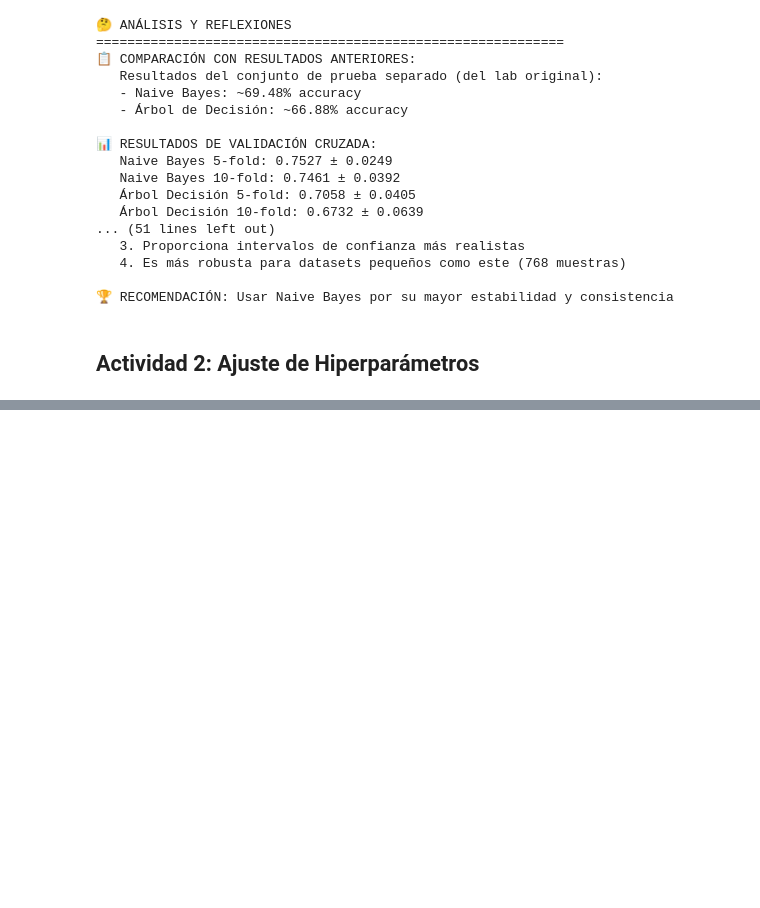
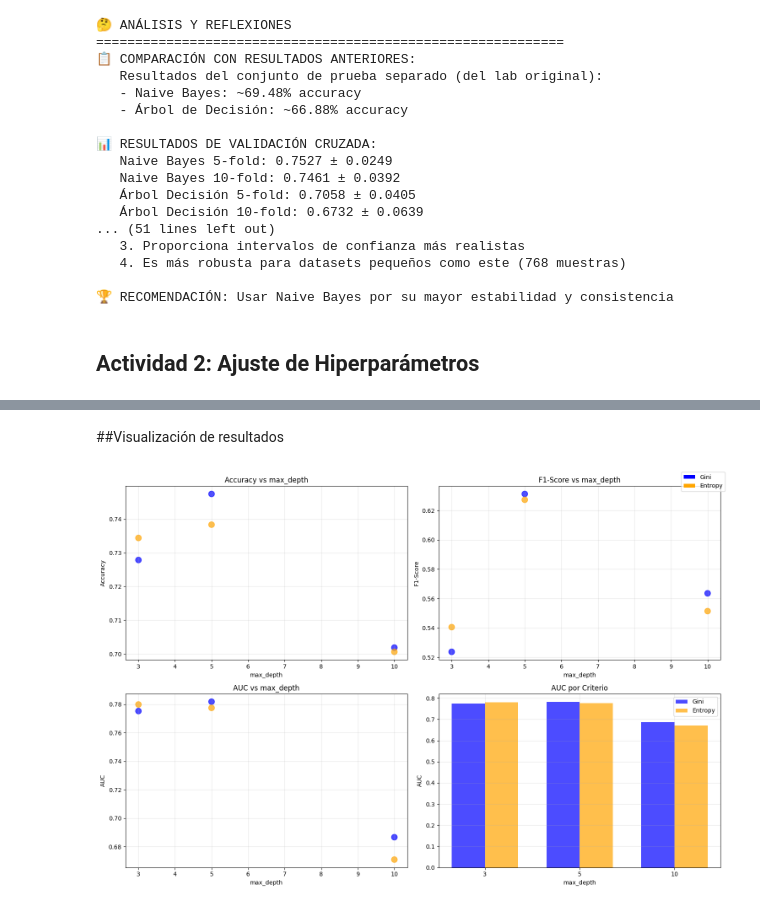
Before and after one commit to Anthony-ux-s/LAB05, a Jupyter notebook: Lab05_LR.ipynb, the cells around one changed output, grey strips where cells are left out. Saved outputs shown, nothing was run; the diff lists cells and outputs as text; code cells hidden in the pictures; blank space fills up the shorter version.

```diff
--- a/Lab05_LR.ipynb
+++ b/Lab05_LR.ipynb
@@ -878,0 +890,15 @@ else:
+# %%
+# Definimos los valores de hiperparámetros que vamos a probar
+max_depth_values = [3, 5, 10]
+criterion_values = ['gini', 'entropy']
+
+print("🔧 HIPERPARÁMETROS A EVALUAR:")
+print(f"   max_depth: {max_depth_values}")
+print(f"   criterion: {criterion_values}")
+print(f"   Total de combinaciones: {len(max_depth_values) * len(criterion_values)}")
+
+# Crear todas las combinaciones posibles
+combinaciones = list(itertools.product(max_depth_values, criterion_values))
+print(f"\n📝 COMBINACIONES A PROBAR:")
+for i, (depth, crit) in enumerate(combinaciones, 1):
+    print(f"   {i}. max_depth={depth}, criterion='{crit}'")
@@ -878,0 +1037,62 @@ else:
+# %% [markdown]
+##Visualización de resultados
+# %%
+# Crear gráficos para visualizar los resultados
+fig, axes = plt.subplots(2, 2, figsize=(15, 10))
+
+# Preparar datos para visualización
+depths = df_resultados['max_depth'].values
+criteria = df_resultados['criterion'].values
+colors = ['blue' if c == 'gini' else 'orange' for c in criteria]
+
+# Gráfico 1: Accuracy vs max_depth
+axes[0,0].scatter(depths, df_resultados['accuracy_mean'], c=colors, s=100, alpha=0.7)
+axes[0,0].set_xlabel('max_depth')
+axes[0,0].set_ylabel('Accuracy')
+axes[0,0].set_title('Accuracy vs max_depth')
+axes[0,0].grid(True, alpha=0.3)
+
+# Gráfico 2: F1-Score vs max_depth
+axes[0,1].scatter(depths, df_resultados['f1_mean'], c=colors, s=100, alpha=0.7)
+axes[0,1].set_xlabel('max_depth')
+axes[0,1].set_ylabel('F1-Score')
+axes[0,1].set_title('F1-Score vs max_depth')
+axes[0,1].grid(True, alpha=0.3)
+
+# Gráfico 3: AUC vs max_depth
+axes[1,0].scatter(depths, df_resultados['auc_mean'], c=colors, s=100, alpha=0.7)
+axes[1,0].set_xlabel('max_depth')
+axes[1,0].set_ylabel('AUC')
+axes[1,0].set_title('AUC vs max_depth')
+axes[1,0].grid(True, alpha=0.3)
+
+# Gráfico 4: Comparación por criterio
+gini_data = df_resultados[df_resultados['criterion'] == 'gini']
+entropy_data = df_resultados[df_resultados['criterion'] == 'entropy']
+
+x_pos = range(len(max_depth_values))
+width = 0.35
+
+axes[1,1].bar([x - width/2 for x in x_pos], gini_data['auc_mean'],
+              width, label='Gini', alpha=0.7, color='blue')
+axes[1,1].bar([x + width/2 for x in x_pos], entropy_data['auc_mean'],
+              width, label='Entropy', alpha=0.7, color='orange')
+
+axes[1,1].set_xlabel('max_depth')
+axes[1,1].set_ylabel('AUC')
+axes[1,1].set_title('AUC por Criterio')
+axes[1,1].set_xticks(x_pos)
+axes[1,1].set_xticklabels(max_depth_values)
+axes[1,1].legend()
+axes[1,1].grid(True, alpha=0.3)
+
+# Leyenda general
+from matplotlib.patches import Patch
+legend_elements = [Patch(facecolor='blue', label='Gini'),
+                   Patch(facecolor='orange', label='Entropy')]
+fig.legend(handles=legend_elements, loc='upper right')
+
+plt.tight_layout()
+plt.show()
+# %% [output]
+[figure, added]
```
Also changed, not shown: parts of 28 cells of this notebook.
